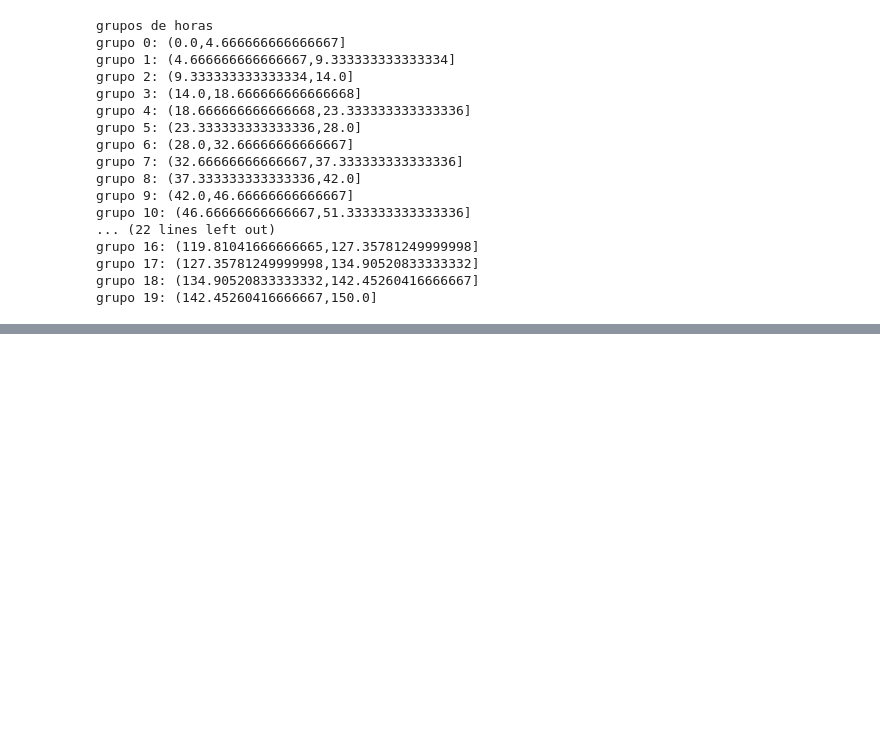
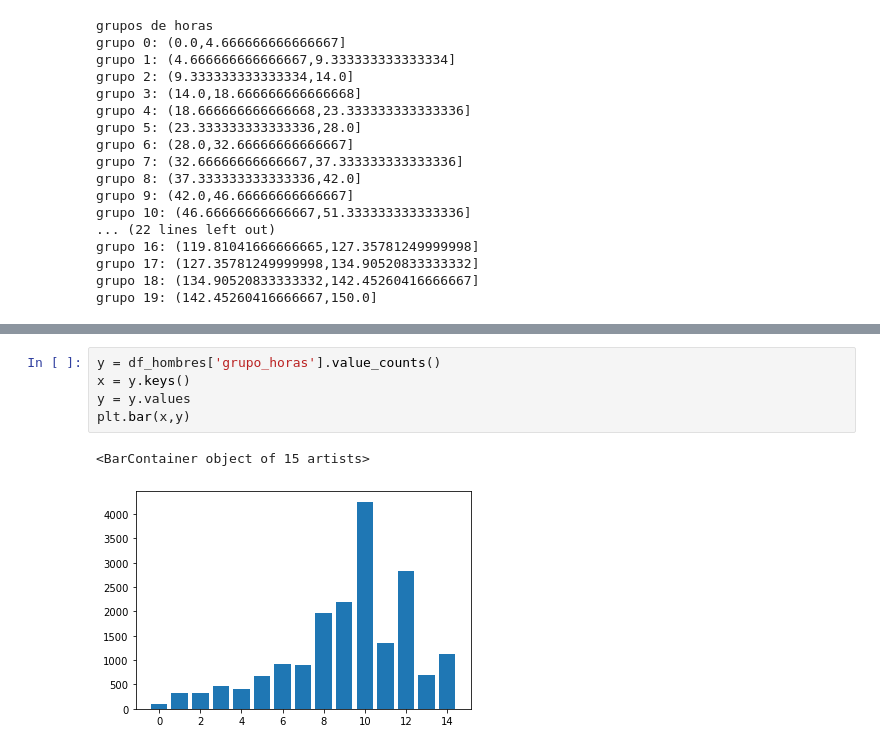
Before and after one commit to mTrujillf/inferencia, a Jupyter notebook: inferencia3.ipynb, the cells around one changed output, grey strips where cells are left out. Saved outputs shown, nothing was run; the diff lists cells and outputs as text; blank space fills up the shorter version.

```diff
--- a/inferencia3.ipynb
+++ b/inferencia3.ipynb
@@ -228,0 +336,8 @@ plt.bar(x,y)
+# %%
+y = df_hombres['grupo_horas'].value_counts()
+x = y.keys()
+y = y.values
+plt.bar(x,y)
+# %% [output]
+<BarContainer object of 15 artists>
+[figure, added]
```
Also changed, not shown: parts of 27 cells of this notebook.
